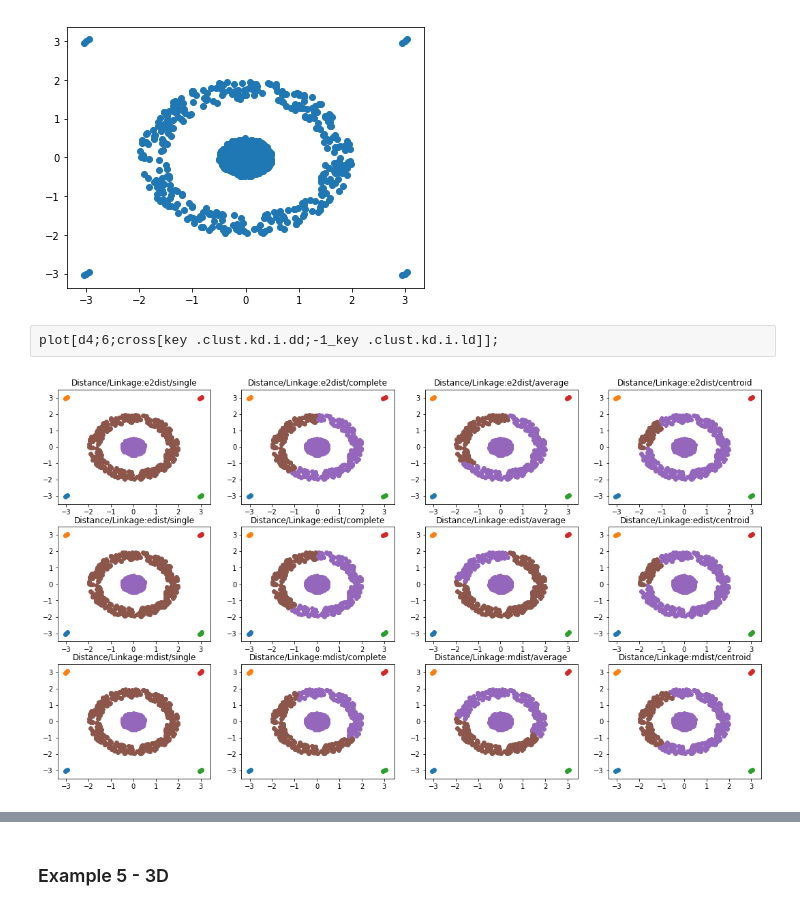
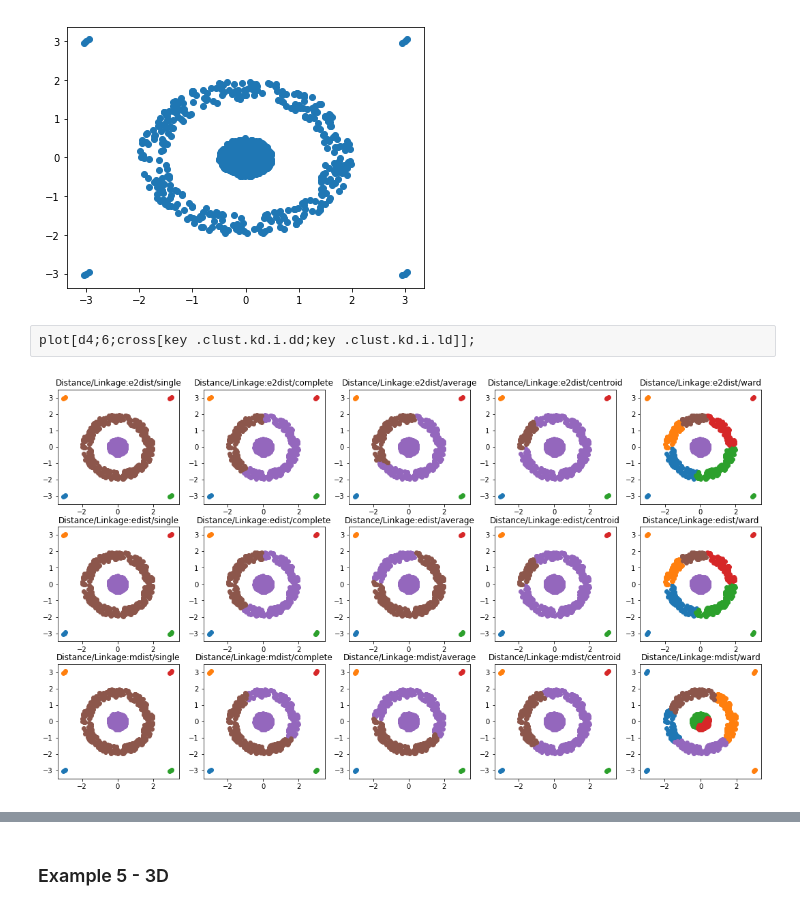
Before and after one commit to Anhmike/clustering, a Jupyter notebook: tmp/clustering.ipynb, the cells around one changed output, grey strips where cells are left out. Cells and saved outputs as stored; diff of their text form.

```diff
--- a/tmp/clustering.ipynb
+++ b/tmp/clustering.ipynb
@@ -128,6 +102,6 @@ plt[`:show][];
 # %% [output]
 [figure]
 # %%
-plot[d4;6;cross[key .clust.kd.i.dd;-1_key .clust.kd.i.ld]];
+plot[d4;6;cross[key .clust.kd.i.dd;key .clust.kd.i.ld]];
 # %% [output]
-[figure, old version]
+[figure, new version]
```
Also changed, not shown: parts of 19 cells of this notebook.
